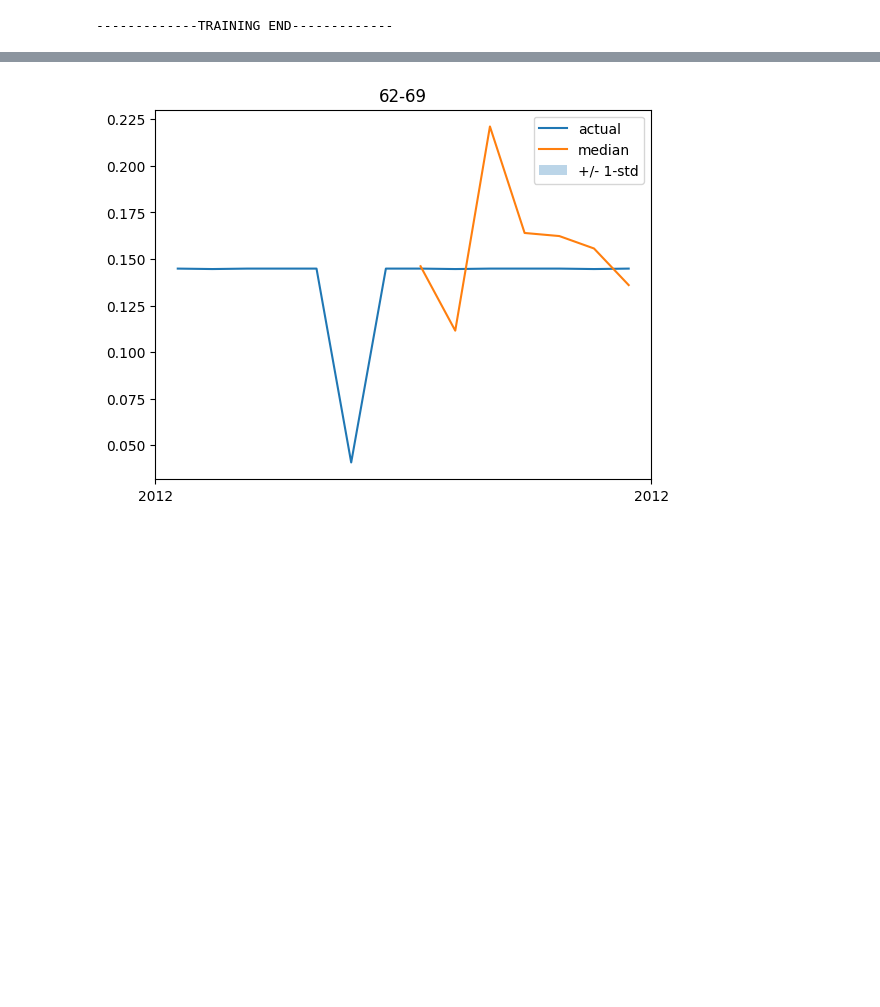
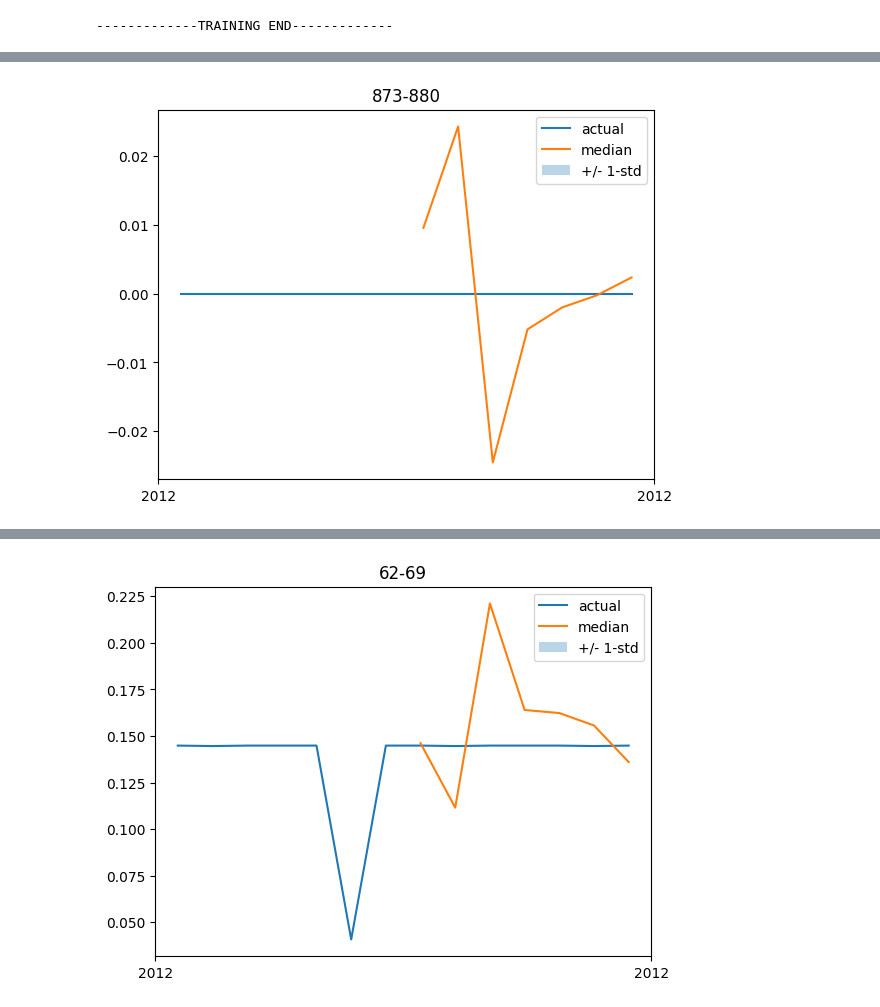
Before and after one commit to DenardYap/time-series-forecasting, a Jupyter notebook: src/playground/transformer_playground_electric.ipynb, the cells around one changed output, grey strips where cells are left out. Saved outputs shown, nothing was run; the diff lists cells and outputs as text; code cells hidden in the pictures; blank space fills up the shorter version.

```diff
--- a/src/playground/transformer_playground_electric.ipynb
+++ b/src/playground/transformer_playground_electric.ipynb
@@ -1128,17 +1145,17 @@ Out of 10 loop,     the best validation loss is -0.14727370768785478 at Epoch 4,
 # %%
-vanilla_model_path = "saved_models/electric/vanilla/0.00015536611996387696-0.0012749726309835014-16-16-64/state/9"
-vanilla_model = TimeSeriesTransformerForPrediction(getConfig(16, 16, 32))
+vanilla_model_path = "saved_models/electric/vanilla/0.0012983824357801948-0.0012027909016155336-4-4-128/state/22"
+vanilla_model = TimeSeriesTransformerForPrediction(getConfig(4, 4, 128))
 vanilla_model.load_state_dict(torch.load(vanilla_model_path))
 vanilla_model.eval()
 
 
-# autoformer_path = "saved_models/autoformer/0.0056446649148509664-0.0019862852001454856-16-8-64/state/6"
-# autoformer_model = AutoformerForPrediction(getAutoformerConfig(16, 8, 64))
-# autoformer_model.load_state_dict(torch.load(autoformer_path))
-# autoformer_model.eval()
+autoformer_path = "saved_models/electric/autoformer/0.0006177208992754295-0.00010891183568509036-16-8-128/state/8"
+autoformer_model = AutoformerForPrediction(getAutoformerConfig(16, 8, 128))
+autoformer_model.load_state_dict(torch.load(autoformer_path))
+autoformer_model.eval()
 
-# informer_path = "saved_models/informer/2.2161841838745374e-05-0.0013259197831243944-4-16-64/state/4"
-# informer_model = InformerForPrediction(getInformerConfig(4, 16, 64))
-# informer_model.load_state_dict(torch.load(informer_path))
-# informer_model.eval()
+informer_path = "saved_models/electric/informer/0.000647660871761225-0.00014737017605770617-8-4-128/state/5"
+informer_model = InformerForPrediction(getInformerConfig(8, 4, 128))
+informer_model.load_state_dict(torch.load(informer_path))
+informer_model.eval()
 # %% [output]
@@ -1187,6 +1204,8 @@ def evaluate(model, data_loader):
 
 # forecasts = evaluate(model, test_dataloader)
 vanilla_forecasts = evaluate(vanilla_model, test_dataloader)
+autoformer_forecasts = evaluate(autoformer_model, test_dataloader)
+informer_forecasts = evaluate(informer_model, test_dataloader)
 # %%
 # Transform test dataset's nan values to 0
 for item_id, ts in enumerate(test_dataset):
@@ -1277,7 +1322,7 @@ Vanilla Test crps: 0.3330644207071871
 # %%
 import matplotlib.dates as mdates
-
-def plot(ts_index, forecasts):
+import random
+def plot(ts_index, forecasts, save = False):
     fig, ax = plt.subplots()
 
     index = pd.period_range(
@@ -1311,10 +1356,10 @@ def plot(ts_index, forecasts):
         interpolate=True,
         label="+/- 1-std",
     )
-    plt.savefig("graph/electric/" + str(ts_index) + "-" + str(int(ts_index) + prediction_length) + ".png")
+    if save:
+        plt.savefig("graph/electric/" + str(ts_index) + "-" + str(int(ts_index) + prediction_length) + ".png")
     plt.legend()
     plt.show()
-    import random
 
 def plot_randomly(forecasts):
     plot(random.randint(0, len(forecasts) - 1), forecasts)
@@ -1324,0 +1370,4 @@ plot_randomly(vanilla_forecasts)
+# %%
+plot_randomly(informer_forecasts)
+# %% [output]
+[figure, added]
```
Also changed, not shown: parts of 19 cells of this notebook, 46 other files.
